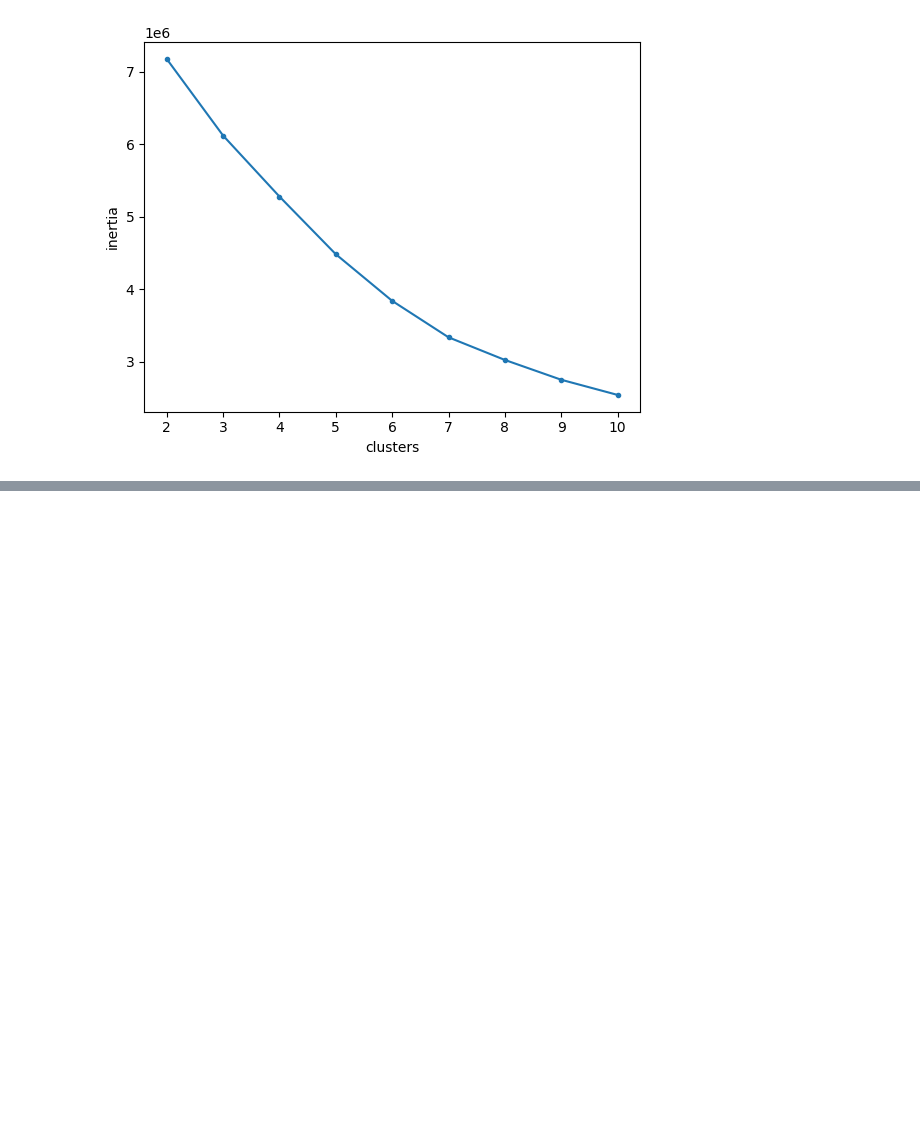
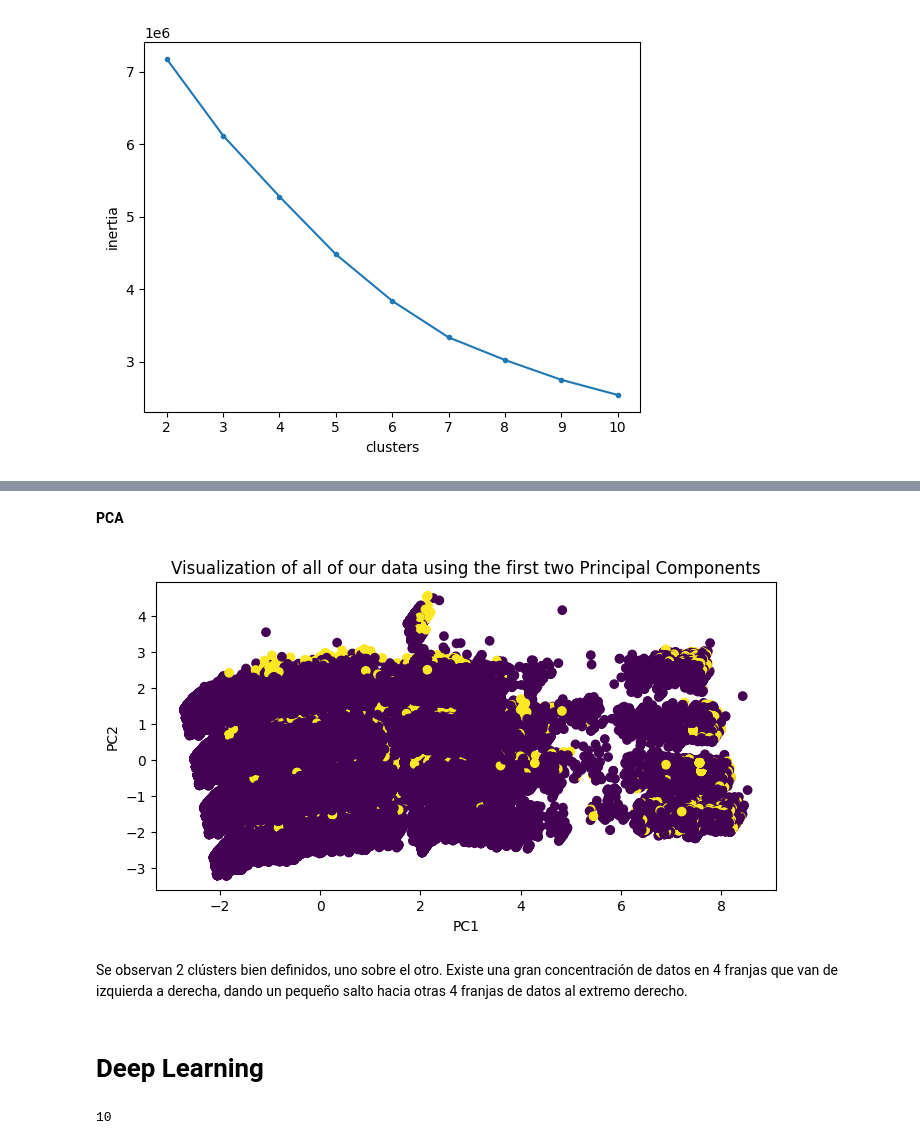
Before and after one commit to chernandezrojas1991/project-2-ml-precipitation-by-day-chile, a Jupyter notebook: project_2_ml_precipitation_by_day.ipynb, the cells around one changed output, grey strips where cells are left out. Saved outputs shown, nothing was run; the diff lists cells and outputs as text; code cells hidden in the pictures; blank space fills up the shorter version.

Commit message:
Deep Learning

```diff
--- a/project_2_ml_precipitation_by_day.ipynb
+++ b/project_2_ml_precipitation_by_day.ipynb
@@ -646,0 +698,2 @@ Text(0, 0.5, 'inertia')
+# %% [markdown]
+**PCA**
@@ -646,0 +703,21 @@ Text(0, 0.5, 'inertia')
+# %%
+scaler = StandardScaler()
+# Fit & transform data.
+scaled_df = scaler.fit_transform(X)
+# %%
+# Instantiate, fit & transform data using PCA
+pca = PCA(n_components=2)
+pcs = pca.fit_transform(scaled_df)
+# %%
+# Visualize the first 2 PCs
+plt.figure(figsize = (8, 4))
+plt.scatter(pcs[:,0], pcs[:,1], c = y)
+plt.title('Visualization of all of our data using the first two Principal Components')
+plt.xlabel('PC1')
+plt.ylabel('PC2');
+# %% [output]
+[figure, added]
+# %% [markdown]
+Se observan 2 clústers bien definidos, uno sobre el otro. Existe una gran concentración de datos en 4 franjas que van de izquierda a derecha, dando un pequeño salto hacia otras 4 franjas de datos al extremo derecho.
+# %% [markdown]
+# Deep Learning
@@ -646,0 +732,7 @@ Text(0, 0.5, 'inertia')
+# %%
+# Step 1: Define our network structure
+# Save the number of features we have as our input shape
+input_shape = X_train.shape[1]
+input_shape
+# %% [output]
+10
```
Also changed, not shown: parts of 21 cells of this notebook.
